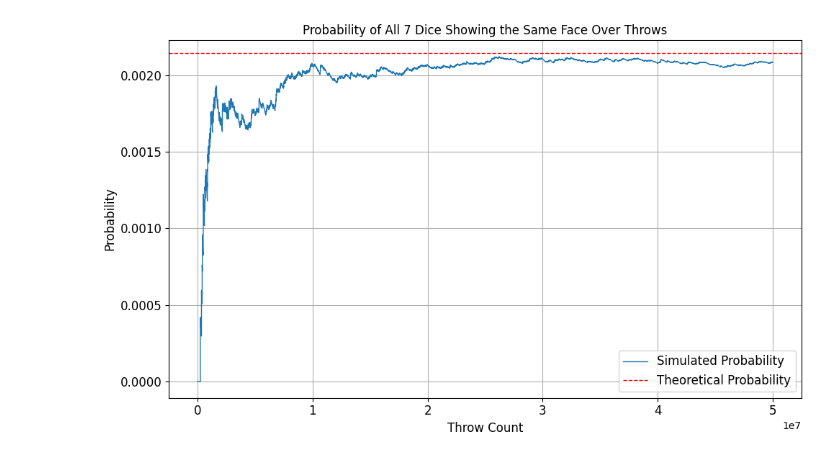
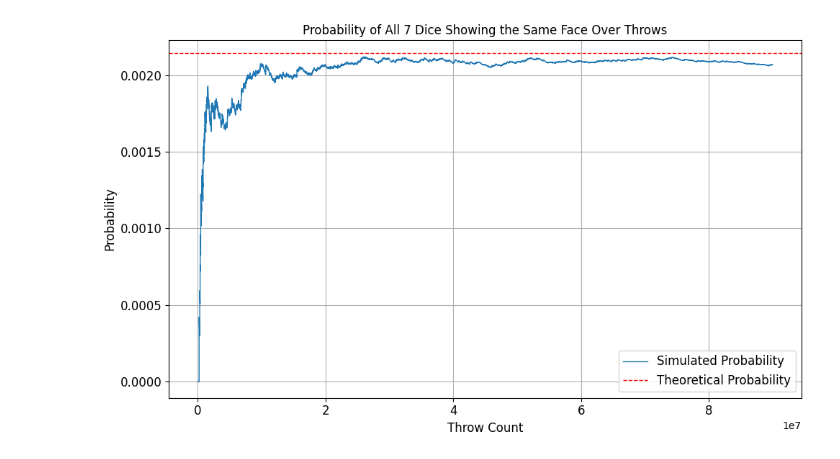
Before and after one commit to SorataBaka/kosen-5, a Jupyter notebook: random-simulation/plot.ipynb, the cells around one changed output. Saved outputs shown, nothing was run; the diff lists cells and outputs as text; code cells hidden in the pictures.

```diff
--- a/random-simulation/plot.ipynb
+++ b/random-simulation/plot.ipynb
@@ -1,27 +1,27 @@
 # %%
 import pandas as pd
 import matplotlib.pyplot as plt
 
-df = pd.read_csv('out.csv')
+df = pd.read_csv('dice.txt')
 df.columns = df.columns.str.strip()
 
 theoretical_prob = 1 / (6 ** 6) * 100  # ≈ 0.0000214 * 100
 
 plt.figure(figsize=(10, 6))
 
 plt.plot(df['throw_count'], df['percentage'], linestyle='-', linewidth=1, label='Simulated Probability')
 plt.axhline(y=theoretical_prob, color='red', linestyle='--', linewidth=1, label='Theoretical Probability')
 
 plt.xlabel('Throw Count', fontsize=12)
 plt.ylabel('Probability', fontsize=12)
 plt.title('Probability of All 7 Dice Showing the Same Face Over Throws', fontsize=12)
 plt.legend(fontsize=12)
 plt.grid(True)
 
 plt.xticks(fontsize=12)
 plt.yticks(fontsize=12)
 
 plt.tight_layout()
 plt.show()
 # %% [output]
-[figure, old version]
+[figure, new version]
```
Also changed, not shown: parts of 2 cells of this notebook, 10 other files.
